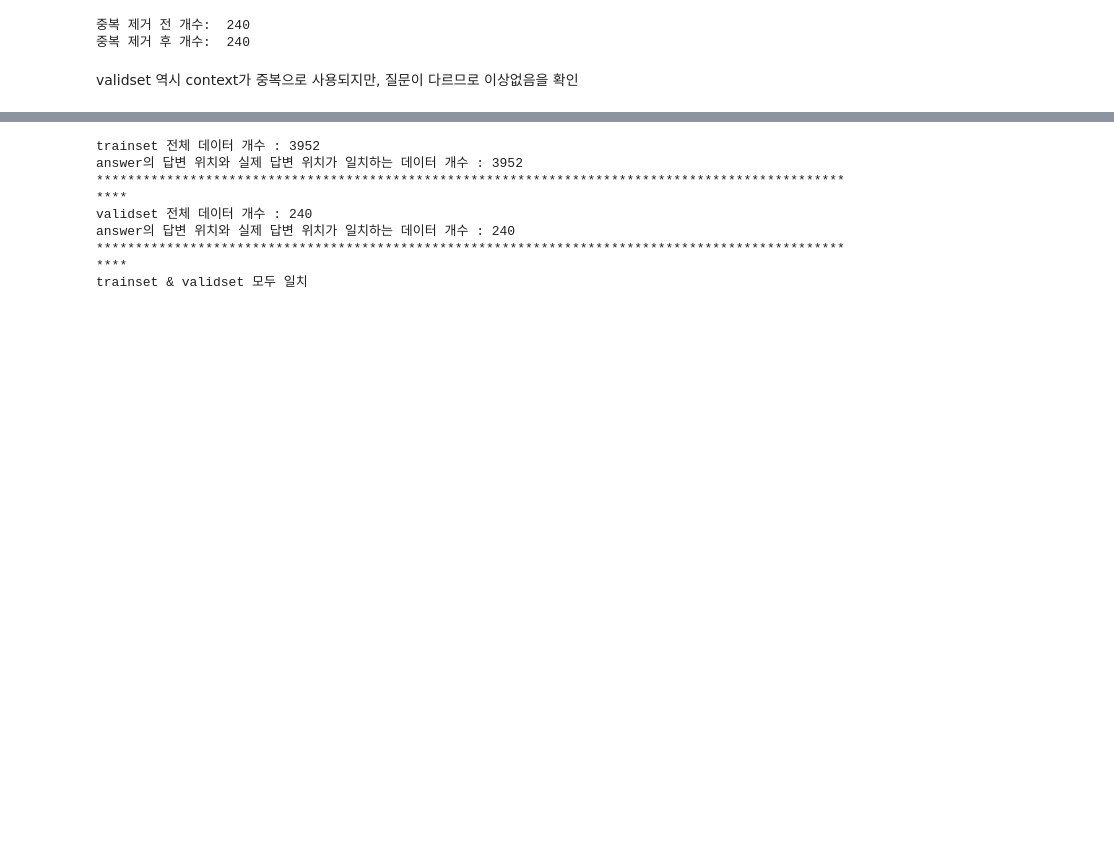
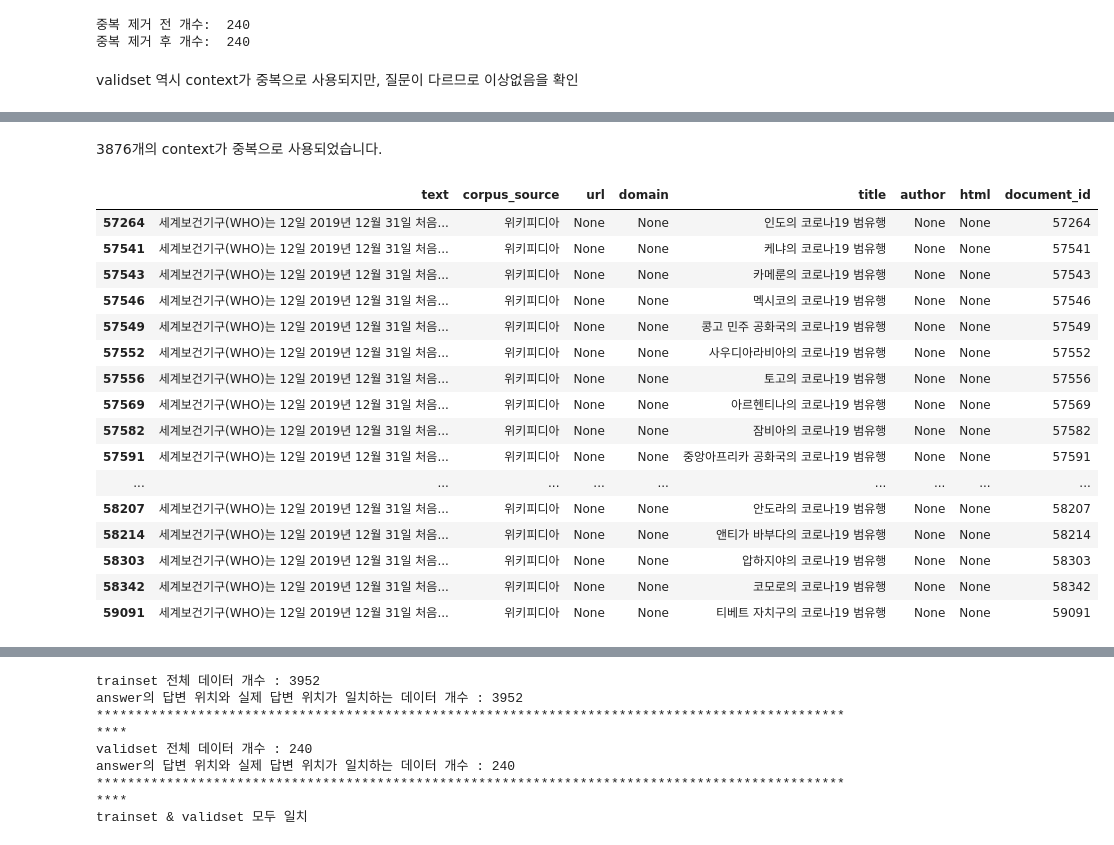
Before and after one commit to boostcampaitech2/mrc-level2-nlp-02, a Jupyter notebook: eda.ipynb, the cells around one changed output, grey strips where cells are left out. Drawn from its saved outputs; the diff is of its cells as text; code cells hidden in the pictures; blank space fills up the shorter version.

```diff
--- a/eda.ipynb
+++ b/eda.ipynb
@@ -118,0 +128,22 @@ validset 역시 context가 중복으로 사용되지만, 질문이 다르므로
+# %% [markdown]
+3876개의 context가 중복으로 사용되었습니다.
+# %%
+corpus[corpus.text==corpus.text.value_counts().index[0]]
+# %% [output]
+|  | text | corpus_source | url | domain | title | author | html | document_id |
+| 57264 | 세계보건기구(WHO)는 12일 2019년 12월 31일 처음... | 위키피디아 | None | None | 인도의 코로나19 범유행 | None | None | 57264 |
+| 57541 | 세계보건기구(WHO)는 12일 2019년 12월 31일 처음... | 위키피디아 | None | None | 케냐의 코로나19 범유행 | None | None | 57541 |
+| 57543 | 세계보건기구(WHO)는 12일 2019년 12월 31일 처음... | 위키피디아 | None | None | 카메룬의 코로나19 범유행 | None | None | 57543 |
+| 57546 | 세계보건기구(WHO)는 12일 2019년 12월 31일 처음... | 위키피디아 | None | None | 멕시코의 코로나19 범유행 | None | None | 57546 |
+| 57549 | 세계보건기구(WHO)는 12일 2019년 12월 31일 처음... | 위키피디아 | None | None | 콩고 민주 공화국의 코로나19 범유행 | None | None | 57549 |
+| 57552 | 세계보건기구(WHO)는 12일 2019년 12월 31일 처음... | 위키피디아 | None | None | 사우디아라비아의 코로나19 범유행 | None | None | 57552 |
+| 57556 | 세계보건기구(WHO)는 12일 2019년 12월 31일 처음... | 위키피디아 | None | None | 토고의 코로나19 범유행 | None | None | 57556 |
+| 57569 | 세계보건기구(WHO)는 12일 2019년 12월 31일 처음... | 위키피디아 | None | None | 아르헨티나의 코로나19 범유행 | None | None | 57569 |
+| 57582 | 세계보건기구(WHO)는 12일 2019년 12월 31일 처음... | 위키피디아 | None | None | 잠비아의 코로나19 범유행 | None | None | 57582 |
+| 57591 | 세계보건기구(WHO)는 12일 2019년 12월 31일 처음... | 위키피디아 | None | None | 중앙아프리카 공화국의 코로나19 범유행 | None | None | 57591 |
+| ... | ... | ... | ... | ... | ... | ... | ... | ... |
+| 58207 | 세계보건기구(WHO)는 12일 2019년 12월 31일 처음... | 위키피디아 | None | None | 안도라의 코로나19 범유행 | None | None | 58207 |
+| 58214 | 세계보건기구(WHO)는 12일 2019년 12월 31일 처음... | 위키피디아 | None | None | 앤티가 바부다의 코로나19 범유행 | None | None | 58214 |
+| 58303 | 세계보건기구(WHO)는 12일 2019년 12월 31일 처음... | 위키피디아 | None | None | 압하지야의 코로나19 범유행 | None | None | 58303 |
+| 58342 | 세계보건기구(WHO)는 12일 2019년 12월 31일 처음... | 위키피디아 | None | None | 코모로의 코로나19 범유행 | None | None | 58342 |
+| 59091 | 세계보건기구(WHO)는 12일 2019년 12월 31일 처음... | 위키피디아 | None | None | 티베트 자치구의 코로나19 범유행 | None | None | 59091 |
```
Also changed, not shown: parts of 20 cells of this notebook, 2 other files.
